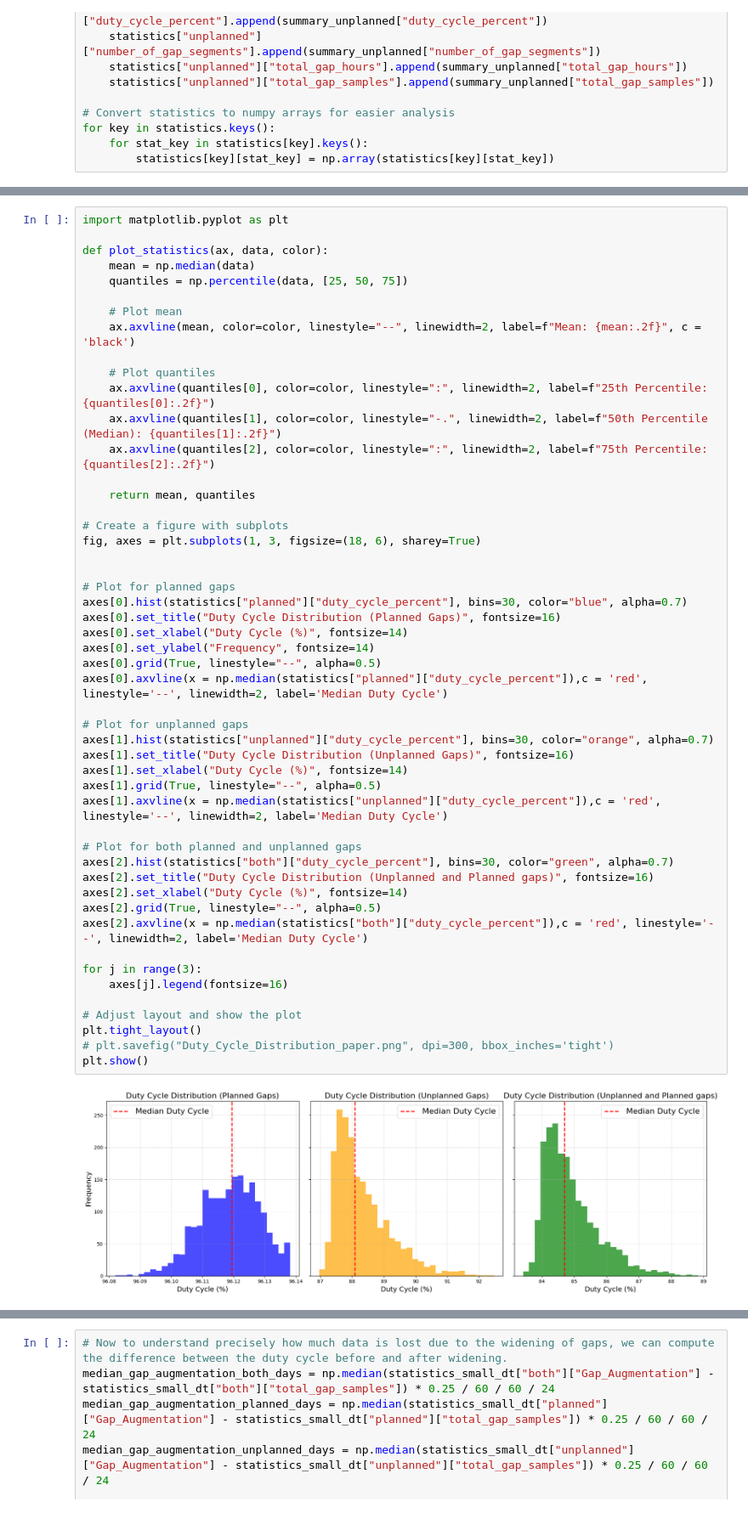
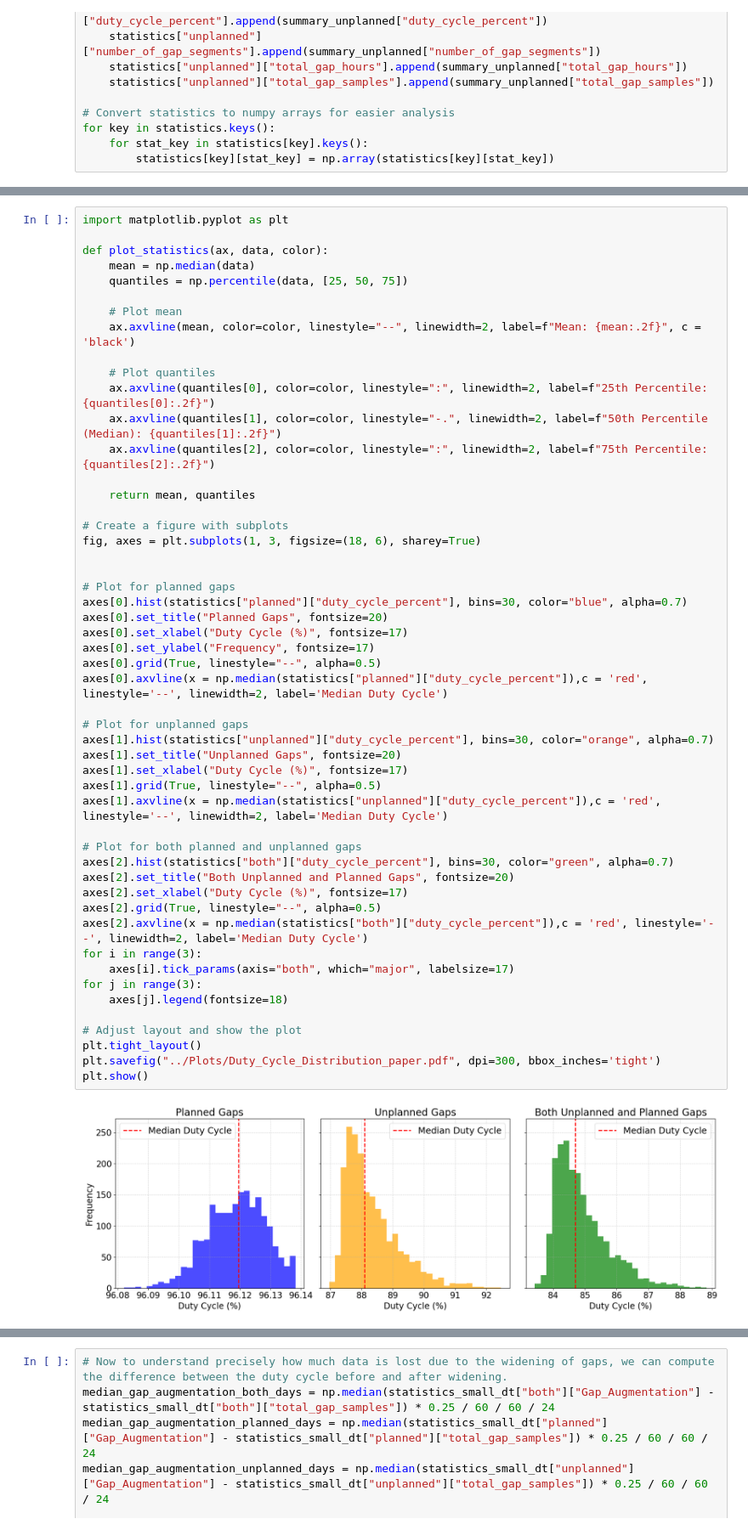
Before and after one commit to OllieBurke/gaps_tdi, a Jupyter notebook: notebooks/results_full_LISA_dataset.ipynb, the cells around one changed output, grey strips where cells are left out. Shown at 85% size. Saved outputs shown, nothing was run; the diff lists cells and outputs as text.

Commit message:
tidied up for paper production -- plots

```diff
--- a/notebooks/results_full_LISA_dataset.ipynb
+++ b/notebooks/results_full_LISA_dataset.ipynb
@@ -224,44 +224,45 @@ def plot_statistics(ax, data, color):
     ax.axvline(quantiles[0], color=color, linestyle=":", linewidth=2, label=f"25th Percentile: {quantiles[0]:.2f}")
     ax.axvline(quantiles[1], color=color, linestyle="-.", linewidth=2, label=f"50th Percentile (Median): {quantiles[1]:.2f}")
     ax.axvline(quantiles[2], color=color, linestyle=":", linewidth=2, label=f"75th Percentile: {quantiles[2]:.2f}")
 
     return mean, quantiles
 
 # Create a figure with subplots
 fig, axes = plt.subplots(1, 3, figsize=(18, 6), sharey=True)
 
 
 # Plot for planned gaps
 axes[0].hist(statistics["planned"]["duty_cycle_percent"], bins=30, color="blue", alpha=0.7)
-axes[0].set_title("Duty Cycle Distribution (Planned Gaps)", fontsize=16)
-axes[0].set_xlabel("Duty Cycle (%)", fontsize=14)
-axes[0].set_ylabel("Frequency", fontsize=14)
+axes[0].set_title("Planned Gaps", fontsize=20)
+axes[0].set_xlabel("Duty Cycle (%)", fontsize=17)
+axes[0].set_ylabel("Frequency", fontsize=17)
 axes[0].grid(True, linestyle="--", alpha=0.5)
 axes[0].axvline(x = np.median(statistics["planned"]["duty_cycle_percent"]),c = 'red', linestyle='--', linewidth=2, label='Median Duty Cycle')
 
 # Plot for unplanned gaps
 axes[1].hist(statistics["unplanned"]["duty_cycle_percent"], bins=30, color="orange", alpha=0.7)
-axes[1].set_title("Duty Cycle Distribution (Unplanned Gaps)", fontsize=16)
-axes[1].set_xlabel("Duty Cycle (%)", fontsize=14)
+axes[1].set_title("Unplanned Gaps", fontsize=20)
+axes[1].set_xlabel("Duty Cycle (%)", fontsize=17)
 axes[1].grid(True, linestyle="--", alpha=0.5)
 axes[1].axvline(x = np.median(statistics["unplanned"]["duty_cycle_percent"]),c = 'red', linestyle='--', linewidth=2, label='Median Duty Cycle')
 
 # Plot for both planned and unplanned gaps
 axes[2].hist(statistics["both"]["duty_cycle_percent"], bins=30, color="green", alpha=0.7)
-axes[2].set_title("Duty Cycle Distribution (Unplanned and Planned gaps)", fontsize=16)
-axes[2].set_xlabel("Duty Cycle (%)", fontsize=14)
+axes[2].set_title("Both Unplanned and Planned Gaps", fontsize=20)
+axes[2].set_xlabel("Duty Cycle (%)", fontsize=17)
 axes[2].grid(True, linestyle="--", alpha=0.5)
 axes[2].axvline(x = np.median(statistics["both"]["duty_cycle_percent"]),c = 'red', linestyle='--', linewidth=2, label='Median Duty Cycle')
-
+for i in range(3):
+    axes[i].tick_params(axis="both", which="major", labelsize=17)
 for j in range(3):
-    axes[j].legend(fontsize=16)
+    axes[j].legend(fontsize=18)
 
 # Adjust layout and show the plot
 plt.tight_layout()
-# plt.savefig("Duty_Cycle_Distribution_paper.png", dpi=300, bbox_inches='tight')
+plt.savefig("../Plots/Duty_Cycle_Distribution_paper.pdf", dpi=300, bbox_inches='tight')
 plt.show()
 # %% [output]
-[figure, old version]
+[figure, new version]
 # %%
 import numpy as np
 from tqdm import tqdm as tqdm
```
Also changed, not shown: parts of 4 cells of this notebook.
